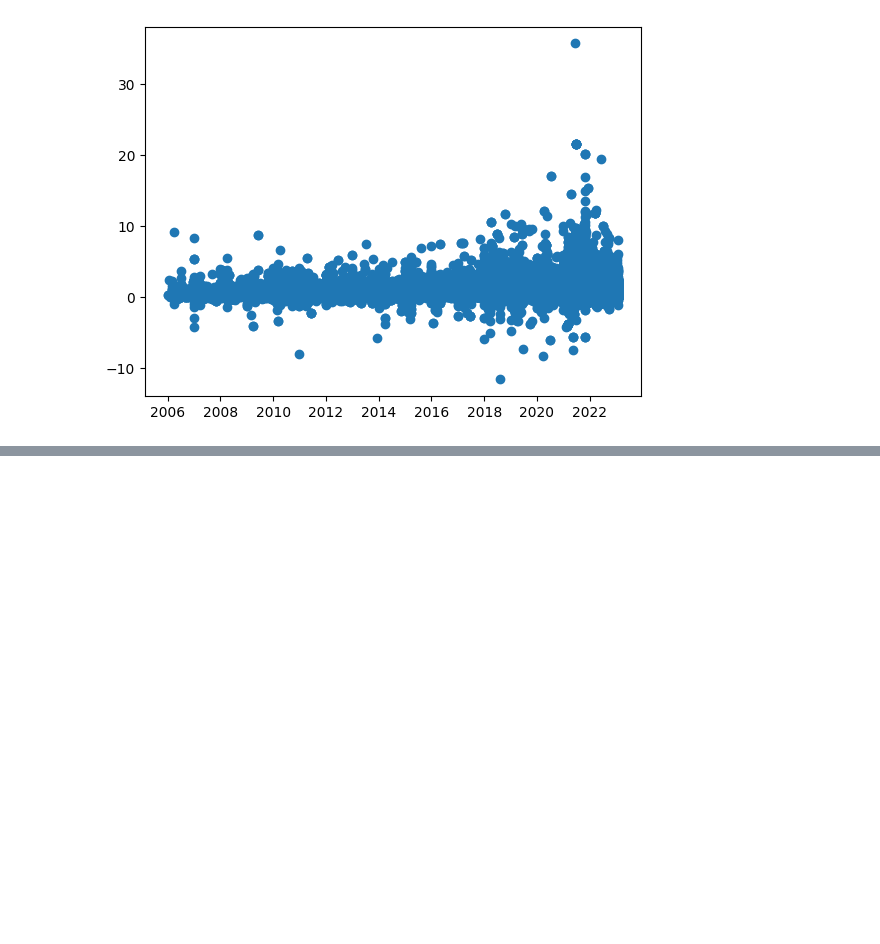
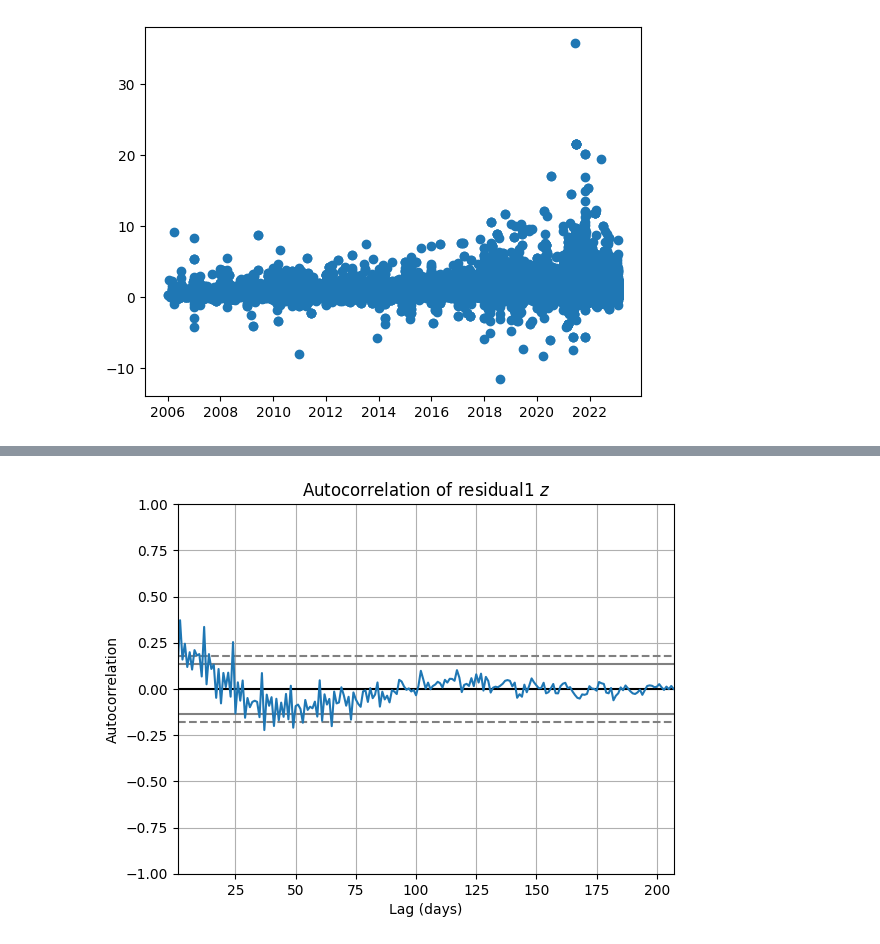
Before and after one commit to yggdrasilyuan/practicum, a Jupyter notebook: regression_time.ipynb, the cells around one changed output, grey strips where cells are left out. Cells and saved outputs as stored; diff of their text form; code cells hidden in the pictures; blank space fills up the shorter version.

```diff
--- a/regression_time.ipynb
+++ b/regression_time.ipynb
@@ -51,0 +133,10 @@ plt.scatter(x1,y1)
+# %%
+from pandas.plotting import autocorrelation_plot
+plt.figure()
+autocorrelation_plot(residual1)
+plt.title(r"Autocorrelation of residual1 $z$")
+plt.xlabel("Lag (days)")
+plt.show()
+plt.close()
+# %% [output]
+[figure, added]
```
Also changed, not shown: parts of 15 cells of this notebook.
